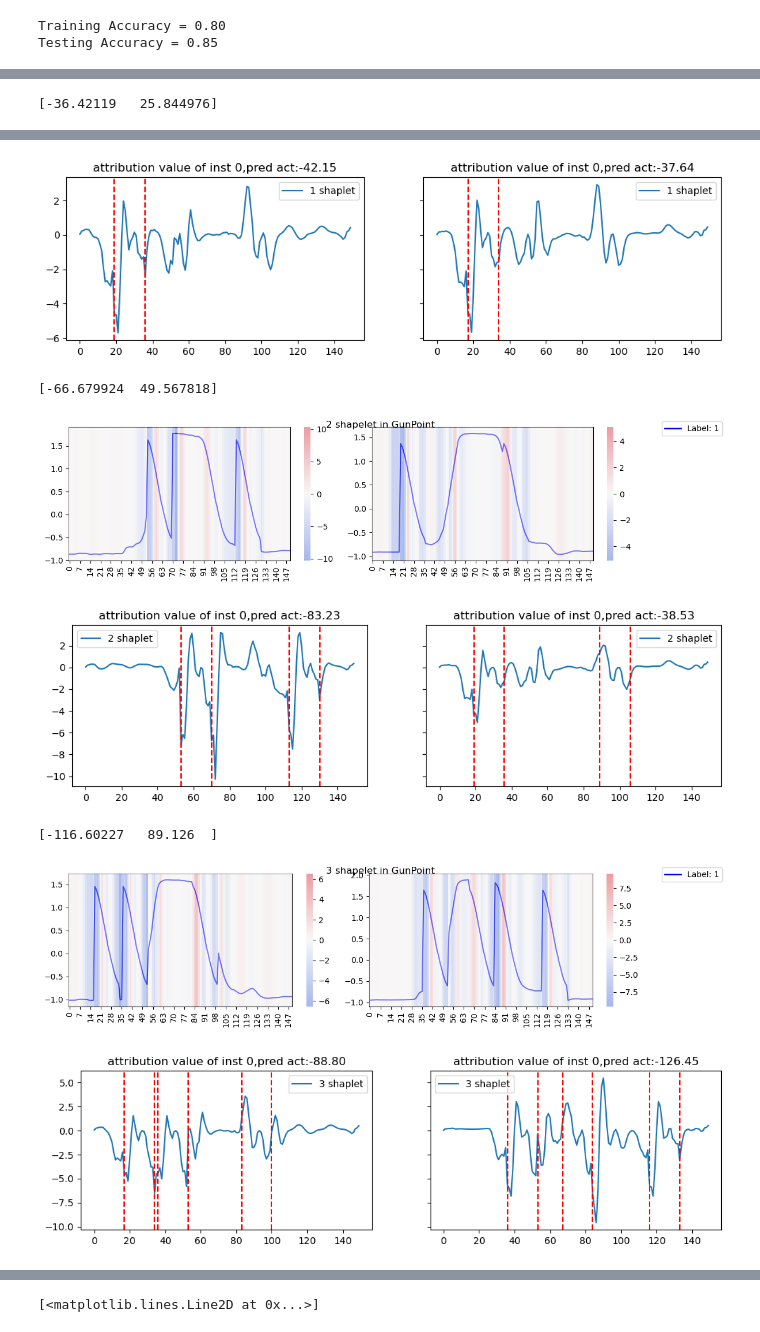
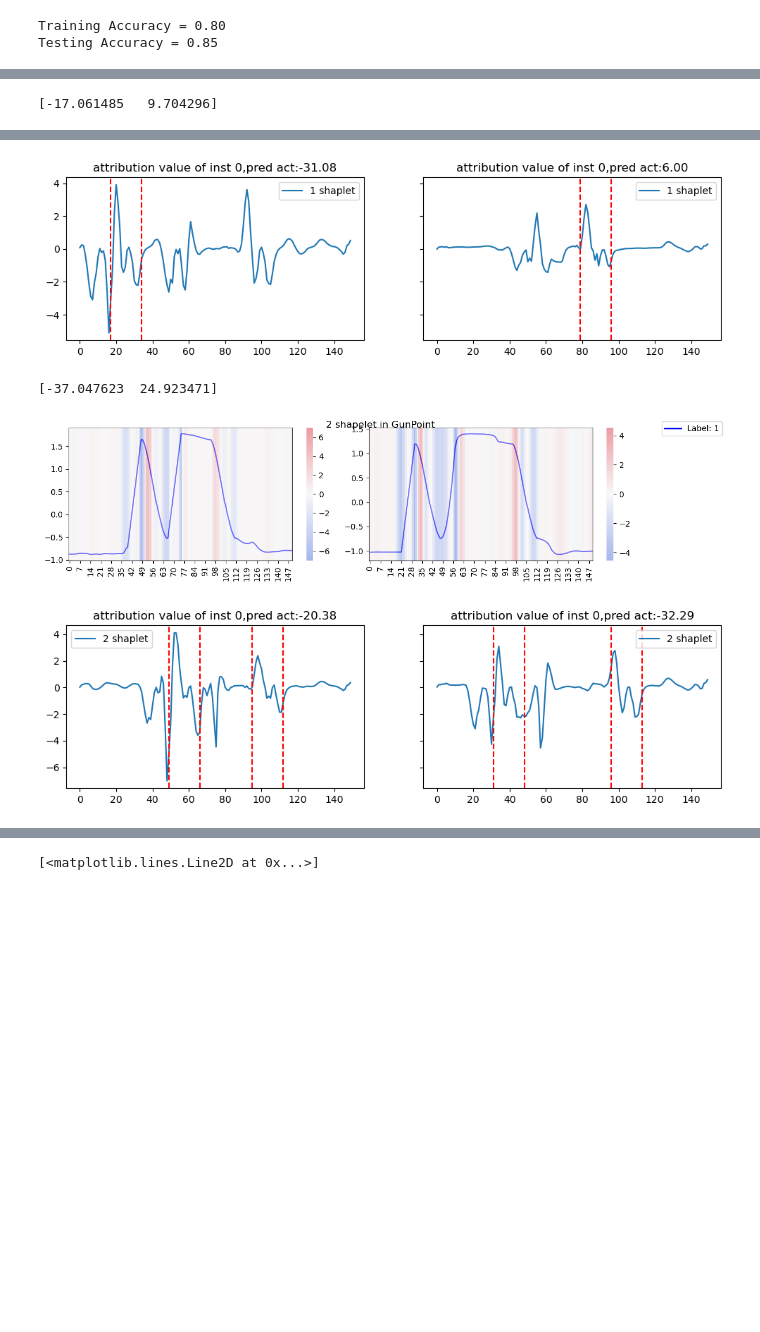
Before and after one commit to LbzSteven/implet, a Jupyter notebook: Highlighted_info.ipynb, the cells around one changed output, grey strips where cells are left out. Cells and saved outputs as stored; diff of their text form; code cells hidden in the pictures; blank space fills up the shorter version.

Commit message:
12.01.2024 implet clustering- dependent clustering

```diff
--- a/Highlighted_info.ipynb
+++ b/Highlighted_info.ipynb
@@ -63,5 +97,5 @@ DeepLift
 # %%
-with open('attributions/GunPoint/DeepLift/train_exp.pkl', 'rb') as f:
+with open('attributions/GunPoint/DeepLift/exp.pkl', 'rb') as f:
     attr = pickle.load(f)
 attr_gp = attr['attributions']
 # %%
@@ -132,22 +183,25 @@ from utils.visualization import plot_multiple_images_with_attribution
 bg_per = get_bg_pred(model=model, selected_datasets=selected_datasets,
             inst_length=inst_length, target_class=0, device='cuda')
 # %%
-shapelet = train_x[2,:,90:107].flatten()
+shapelet = train_x[0,:,100:112].flatten()
 selected_datasets = selected_uni
 inst_length = 150
 DF = pd.DataFrame({})
 DF.index = selected_uni
 DF['bg'] = bg_per.values()
-for i in range(4):
-    save_dir = f'probe/insert_implet_datasets/{i}'
+xai_name = 'DeepLift'
+for i in range(3):
+    save_dir = f'probe/insert_implet_datasets_blending_10/{i}'
     dataset_attr, insert_shapelet_percentage = insert_data_to_env(model=model, shapelet=shapelet,
                                                                  selected_datasets=selected_datasets, inst_length=inst_length, num_shapelet=i,
                                                                  is_add=False,
-                                                                    xai_name=None, num_attribution_each=None,
-                                                                    target_class=0, repeat_max=100,
-                                                                    is_z_norm=True, is_plot=False, is_verbose=False,
-                                                                    img_path=None,
-                                                                    save_dir=save_dir, device='cuda')
+                                                                 xai_name=xai_name, num_attribution_each=None,
+                                                                 target_class=0, repeat_max=100,
+                                                                 is_z_norm=True,
+                                                                 is_blending=True, blend_length=10,
+                                                                 is_plot=False, is_verbose=False,
+                                                                 img_path=None,
+                                                                 save_dir=save_dir, device='cuda')
 
     DF[f'insert_num_{i}'] = insert_shapelet_percentage.values()
 DF
@@ -172,11 +225,0 @@ DF
-# %%
-for i in range(4):
-    save_dir = f'probe/insert_implet_datasets/{i}'
-    deeplift_attr, insert_shapelet_percentage = insert_data_to_env(model=model, shapelet=shapelet,
-                                                                 selected_datasets=selected_datasets, inst_length=inst_length, num_shapelet=i,
-                                                                 is_add=False,
-                                                                 xai_name='DeepLift', num_attribution_each=None,
-                                                                 target_class=0, repeat_max=100,
-                                                                 is_z_norm=True, is_plot=False, is_verbose=False,
-                                                                 img_path=None,
-                                                                 save_dir=save_dir, device='cuda')
@@ -193,6 +226,6 @@ plt.plot(attr[0])
 # %%
-for i in range(4):
-    path = f'probe/insert_implet_datasets/{i}/'
+for i in range(3):
+    path = f'probe/insert_implet_datasets_blending_10//{i}/'
     dataset = 'GunPoint'
     with open(path + f'DeepLift/{dataset}.pkl', 'rb') as f:
         ECG_attr = pickle.load(f)
@@ -227,4 +260,4 @@ for i in range(4):
 [-2.7358494 -0.6837456]
 [figure]
 [figure]
-[-36.42119   25.844976]
+[-17.061485   9.704296]
@@ -232,7 +265,4 @@ for i in range(4):
-[figure, old version]
+[figure, new version]
-[-66.679924  49.567818]
+[-37.047623  24.923471]
-[figure, old version]
+[figure, new version]
-[figure, old version]
+[figure, new version]
-[-116.60227   89.126  ]
-[figure, removed]
-[figure, removed]
```
Also changed, not shown: parts of 36 cells of this notebook, 12 other files.
